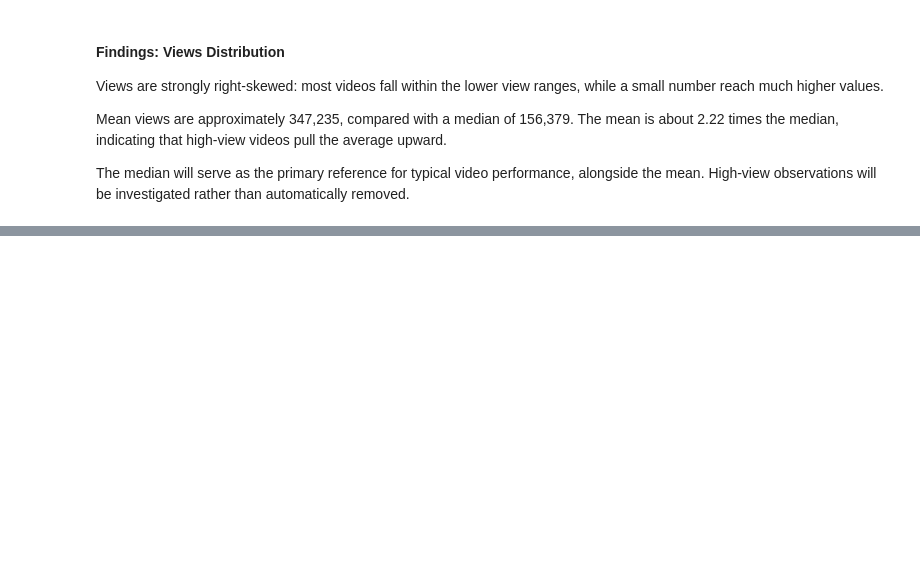
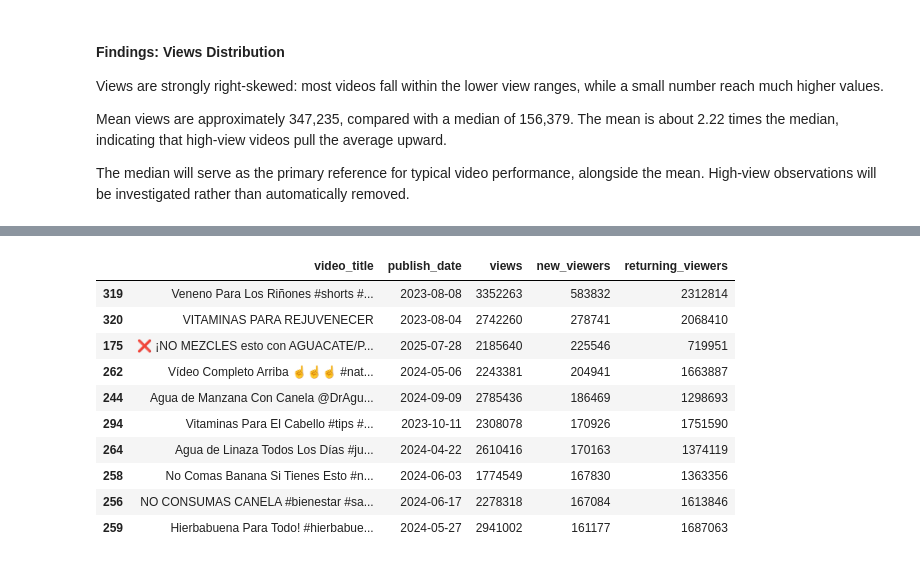
Before and after one commit to MarkCruz911/youtube-shorts-performance-analysis, a Jupyter notebook: notebooks/01_data_audit.ipynb, the cells around one changed output, grey strips where cells are left out. Drawn from its saved outputs; the diff is of its cells as text; code cells hidden in the pictures; blank space fills up the shorter version.

```diff
--- a/notebooks/01_data_audit.ipynb
+++ b/notebooks/01_data_audit.ipynb
@@ -518,0 +924,21 @@ The median will serve as the primary reference for typical video performance, al
+# %%
+valid_views = videos_clean["views"][videos_clean["views"] > 0]
+
+videos_clean["estimated_revenue_per_1000_views_usd"] = (
+    videos_clean["estimated_revenue_usd"]
+    / valid_views
+    * 1000
+)
+
+print(
+    "Missing revenue ratios:",
+    videos_clean["estimated_revenue_per_1000_views_usd"].isna().sum()
+)
+
+videos_clean[
+    [
+        "views",
+        "estimated_revenue_usd",
+        "estimated_revenue_per_1000_views_usd"
+    ]
+].head()
@@ -518,0 +1085,33 @@ The median will serve as the primary reference for typical video performance, al
+# %%
+top_new_viewer_videos = (videos_clean
+    .sort_values(
+        by="new_viewers",
+        ascending=False
+    )
+    .head(10)
+)
+
+with pd.option_context("display.max_colwidth", None):
+    display(
+        top_new_viewer_videos[
+            [
+                "video_title",
+                "publish_date",
+                "views",
+                "new_viewers",
+                "returning_viewers"
+            ]
+        ]
+    )
+# %% [output]
+|  | video_title | publish_date | views | new_viewers | returning_viewers |
+| 319 | Veneno Para Los Riñones #shorts #... | 2023-08-08 | 3352263 | 583832 | 2312814 |
+| 320 | VITAMINAS PARA REJUVENECER | 2023-08-04 | 2742260 | 278741 | 2068410 |
+| 175 | ❌ ¡NO MEZCLES esto con AGUACATE/P... | 2025-07-28 | 2185640 | 225546 | 719951 |
+| 262 | Vídeo Completo Arriba ☝️☝️☝️ #nat... | 2024-05-06 | 2243381 | 204941 | 1663887 |
+| 244 | Agua de Manzana Con Canela @DrAgu... | 2024-09-09 | 2785436 | 186469 | 1298693 |
+| 294 | Vitaminas Para El Cabello #tips #... | 2023-10-11 | 2308078 | 170926 | 1751590 |
+| 264 | Agua de Linaza Todos Los Días #ju... | 2024-04-22 | 2610416 | 170163 | 1374119 |
+| 258 | No Comas Banana Si Tienes Esto #n... | 2024-06-03 | 1774549 | 167830 | 1363356 |
+| 256 | NO CONSUMAS CANELA #bienestar #sa... | 2024-06-17 | 2278318 | 167084 | 1613846 |
+| 259 | Hierbabuena Para Todo! #hierbabue... | 2024-05-27 | 2941002 | 161177 | 1687063 |
```
Also changed, not shown: parts of 41 cells of this notebook.
